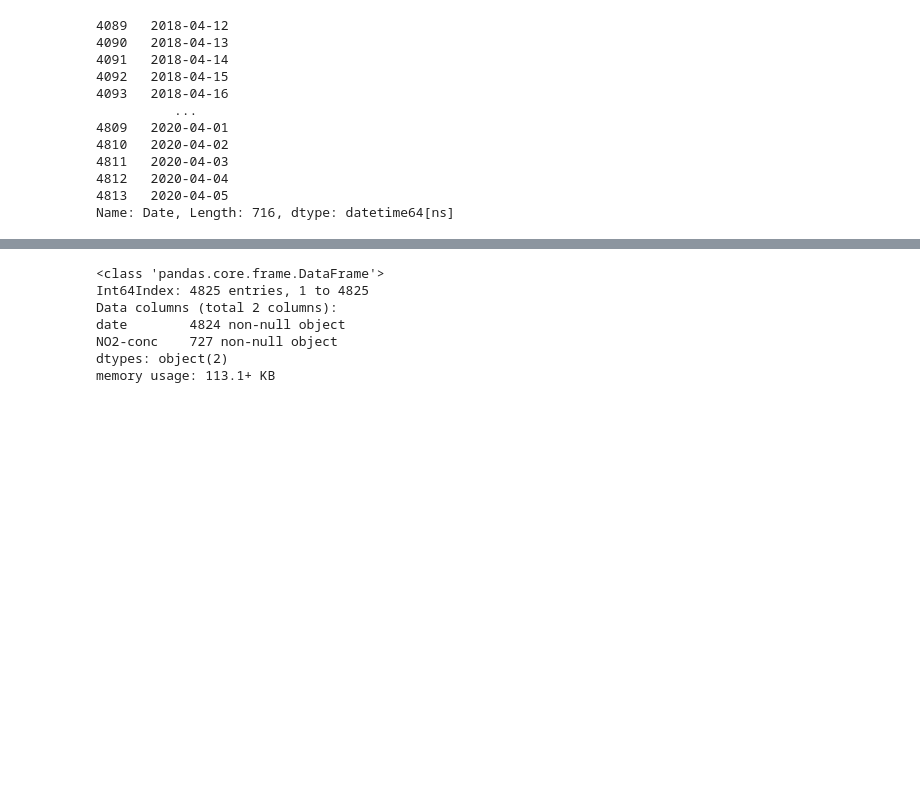
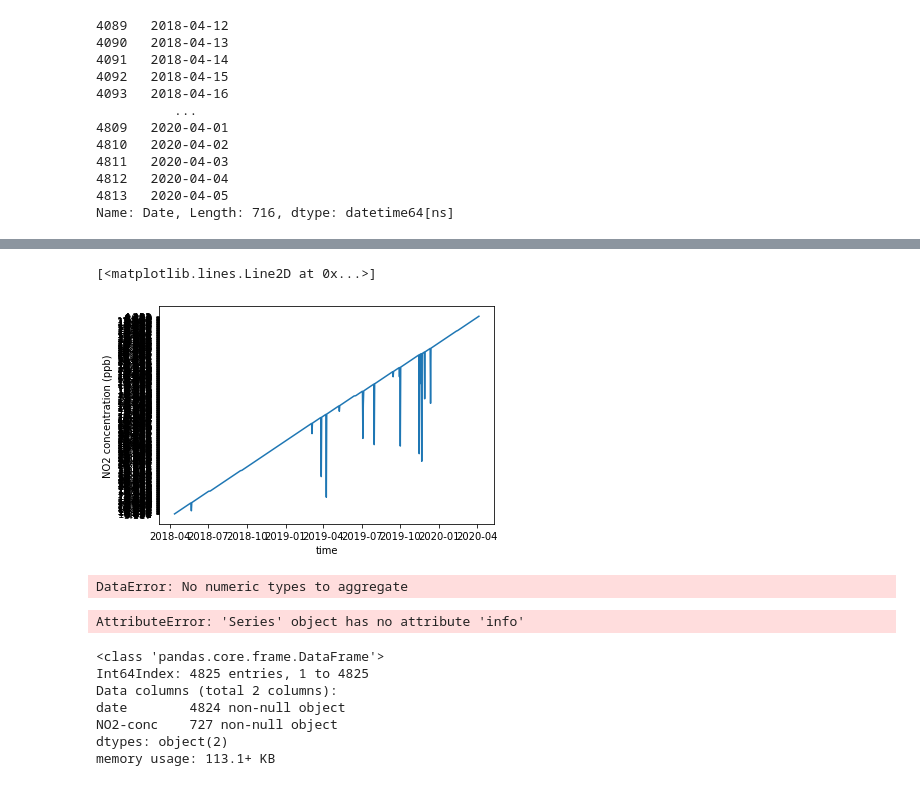
Before and after one commit to b-weintraub/social-distancing, a Jupyter notebook: EDA.ipynb, the cells around one changed output, grey strips where cells are left out. Cells and saved outputs as stored; diff of their text form; code cells hidden in the pictures; blank space fills up the shorter version.

```diff
--- a/EDA.ipynb
+++ b/EDA.ipynb
@@ -220,3 +207,20 @@ import matplotlib.pyplot as plt
+# %%
+fig,ax = plt.subplots()
+ax.set_xlabel('time')
+ax.set_ylabel('NO2 concentration (ppb)')
+ax.plot('Date','NO2_CAPS',data=df_NO2_totally_cleaned)
+# %% [output]
+[<matplotlib.lines.Line2D at 0x...>]
+[figure, added]
+# %%
+df_NO2_totally_cleaned.groupby(df_NO2_totally_cleaned.Date.dt.month)['NO2_CAPS'].mean()
+#df_NO2_totally_cleaned['Date'].dt.month
+# %% [output]
+DataError: No numeric types to aggregate
+# %%
+result = df_NO2_totally_cleaned['Date'].dt.month
+# %% [output]
+AttributeError: 'Series' object has no attribute 'info'
 # %%
 df5.drop(df5.index[0], inplace=True)
 # %%
```
Also changed, not shown: parts of 22 cells of this notebook, 1 other file.
